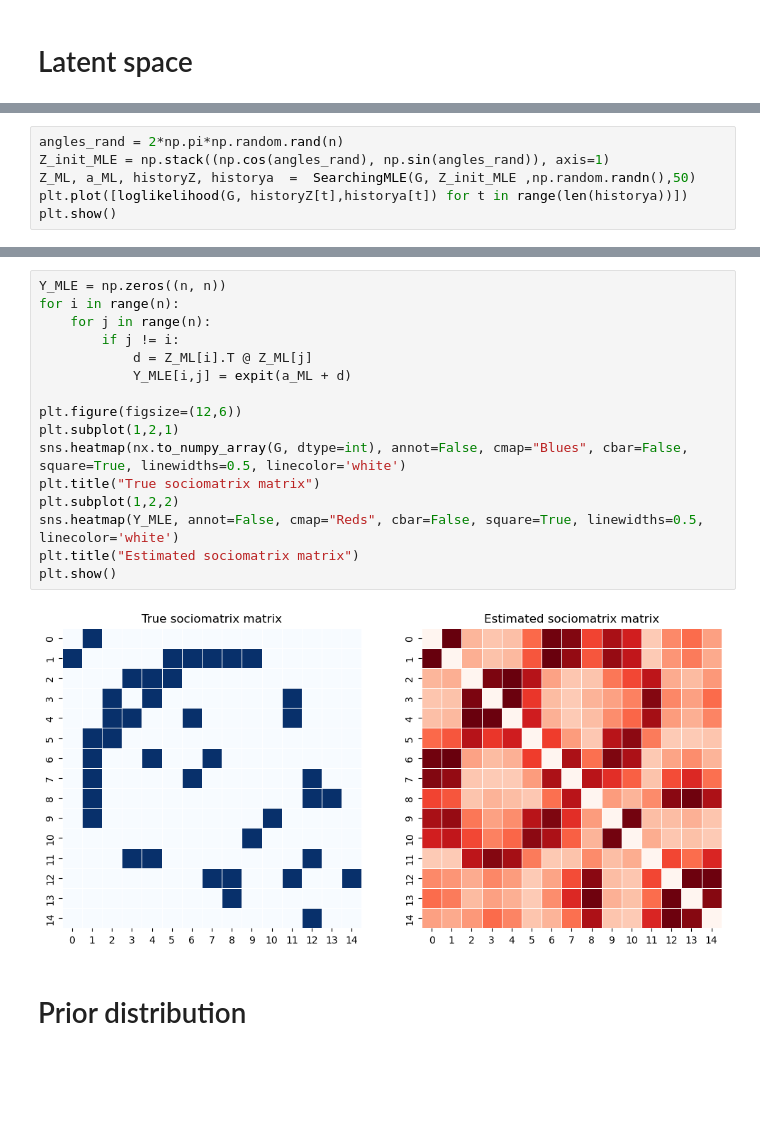
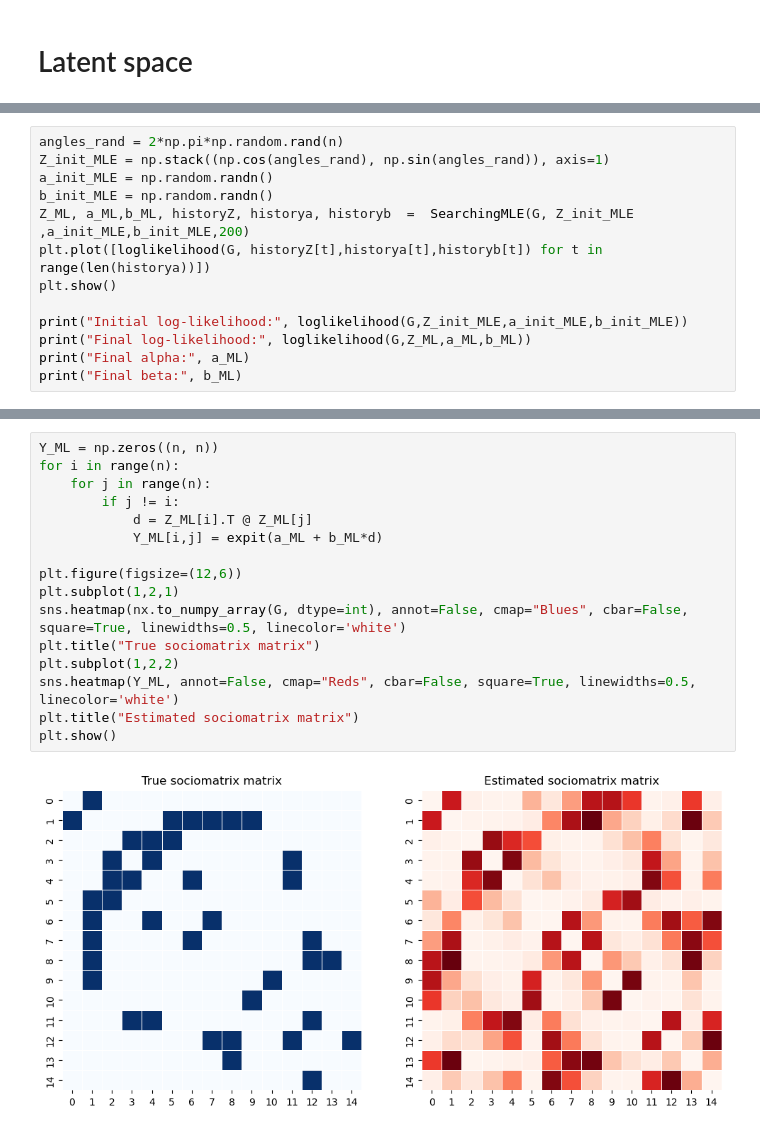
Before and after one commit to cnosa/LatentSpaces_Network_Manifold, a Jupyter notebook: RobustExample/LSMN_Geodesic_2D.ipynb, the cells around one changed output, grey strips where cells are left out. Drawn from its saved outputs; the diff is of its cells as text; blank space fills up the shorter version.

```diff
--- a/RobustExample/LSMN_Geodesic_2D.ipynb
+++ b/RobustExample/LSMN_Geodesic_2D.ipynb
@@ -137,7 +56,14 @@ def SearchingMLE(G, Z_init, a_init, max_iter=1000, tol=1e-10, alpha_init=0.1, rh
 # %%
 angles_rand = 2*np.pi*np.random.rand(n)
 Z_init_MLE = np.stack((np.cos(angles_rand), np.sin(angles_rand)), axis=1)
-Z_ML, a_ML, historyZ, historya  =  SearchingMLE(G, Z_init_MLE ,np.random.randn(),50)
-plt.plot([loglikelihood(G, historyZ[t],historya[t]) for t in range(len(historya))])
+a_init_MLE = np.random.randn()
+b_init_MLE = np.random.randn()
+Z_ML, a_ML,b_ML, historyZ, historya, historyb  =  SearchingMLE(G, Z_init_MLE ,a_init_MLE,b_init_MLE,200)
+plt.plot([loglikelihood(G, historyZ[t],historya[t],historyb[t]) for t in range(len(historya))])
 plt.show()
+
+print("Initial log-likelihood:", loglikelihood(G,Z_init_MLE,a_init_MLE,b_init_MLE))
+print("Final log-likelihood:", loglikelihood(G,Z_ML,a_ML,b_ML))
+print("Final alpha:", a_ML)
+print("Final beta:", b_ML)
 # %% [output]
@@ -153,20 +83,18 @@ plt.show()
 # %%
-Y_MLE = np.zeros((n, n))
+Y_ML = np.zeros((n, n))
 for i in range(n):
     for j in range(n):
         if j != i:
             d = Z_ML[i].T @ Z_ML[j]
-            Y_MLE[i,j] = expit(a_ML + d)
+            Y_ML[i,j] = expit(a_ML + b_ML*d)
 
 plt.figure(figsize=(12,6))
 plt.subplot(1,2,1)
 sns.heatmap(nx.to_numpy_array(G, dtype=int), annot=False, cmap="Blues", cbar=False, square=True, linewidths=0.5, linecolor='white')
 plt.title("True sociomatrix matrix")
 plt.subplot(1,2,2)
-sns.heatmap(Y_MLE, annot=False, cmap="Reds", cbar=False, square=True, linewidths=0.5, linecolor='white')
+sns.heatmap(Y_ML, annot=False, cmap="Reds", cbar=False, square=True, linewidths=0.5, linecolor='white')
 plt.title("Estimated sociomatrix matrix")
 plt.show()
 # %% [output]
-[figure, old version]
+[figure, new version]
-# %% [markdown]
-# Prior distribution
```
Also changed, not shown: parts of 26 cells of this notebook, 38 other files.
